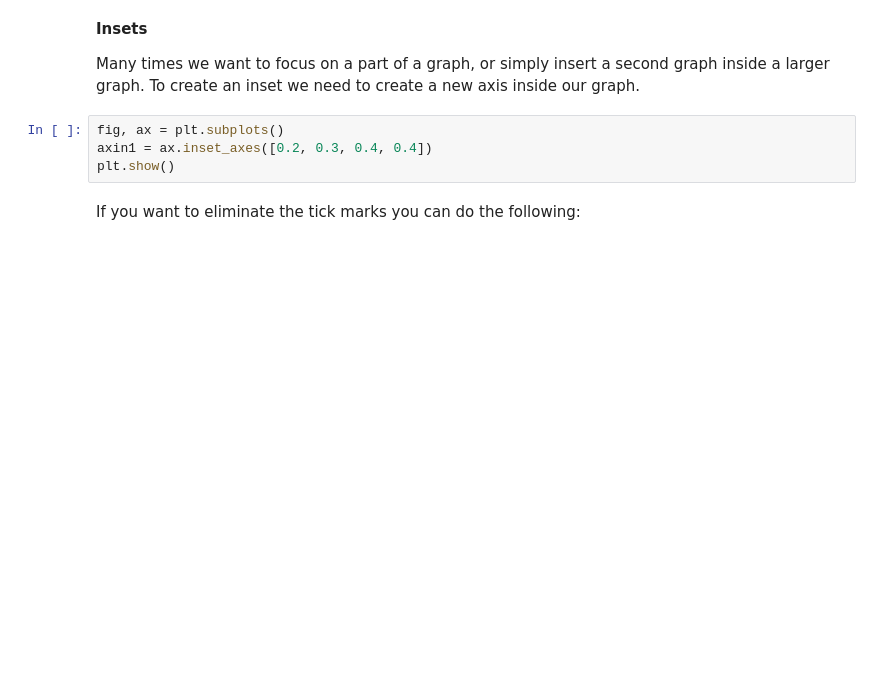
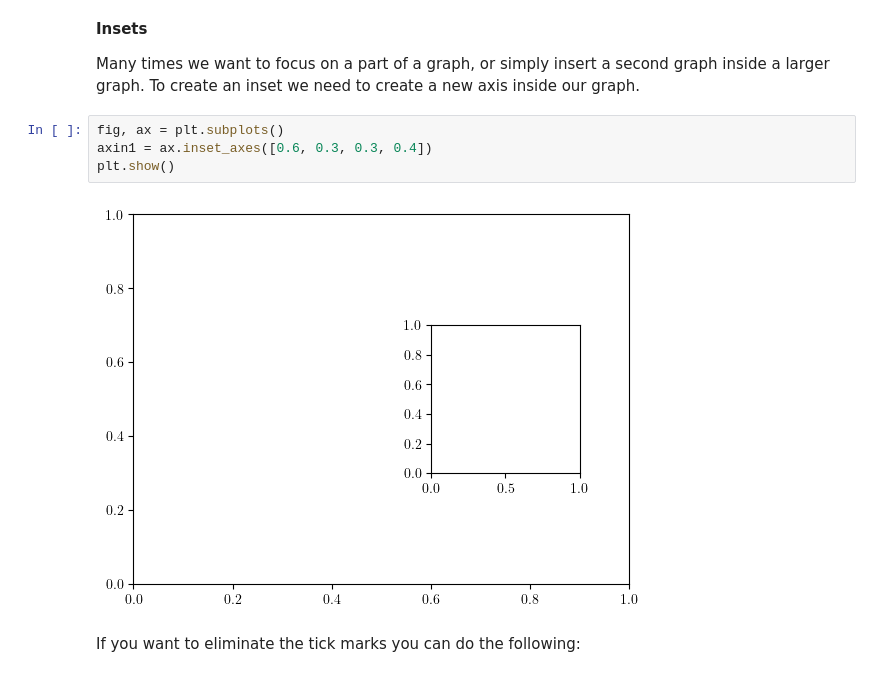
Before and after one commit to teresa-p-l/Python_classes_Filipa, a Jupyter notebook: Class3-temp.ipynb, the cells around one changed output. Cells and saved outputs as stored; diff of their text form; blank space fills up the shorter version.

```diff
--- a/Class3-temp.ipynb
+++ b/Class3-temp.ipynb
@@ -961,8 +962,10 @@ plt.show()
 Many times we want to focus on a part of a graph, or simply insert a second graph inside a larger graph. To create an inset we need to create a new axis inside our graph.
 # %%
 fig, ax = plt.subplots()
-axin1 = ax.inset_axes([0.2, 0.3, 0.4, 0.4])
+axin1 = ax.inset_axes([0.6, 0.3, 0.3, 0.4])
 plt.show()
+# %% [output]
+[figure, added]
 # %% [markdown]
 If you want to eliminate the tick marks you can do the following:
 # %%
```
Also changed, not shown: parts of 12 cells of this notebook, 4 other files.
